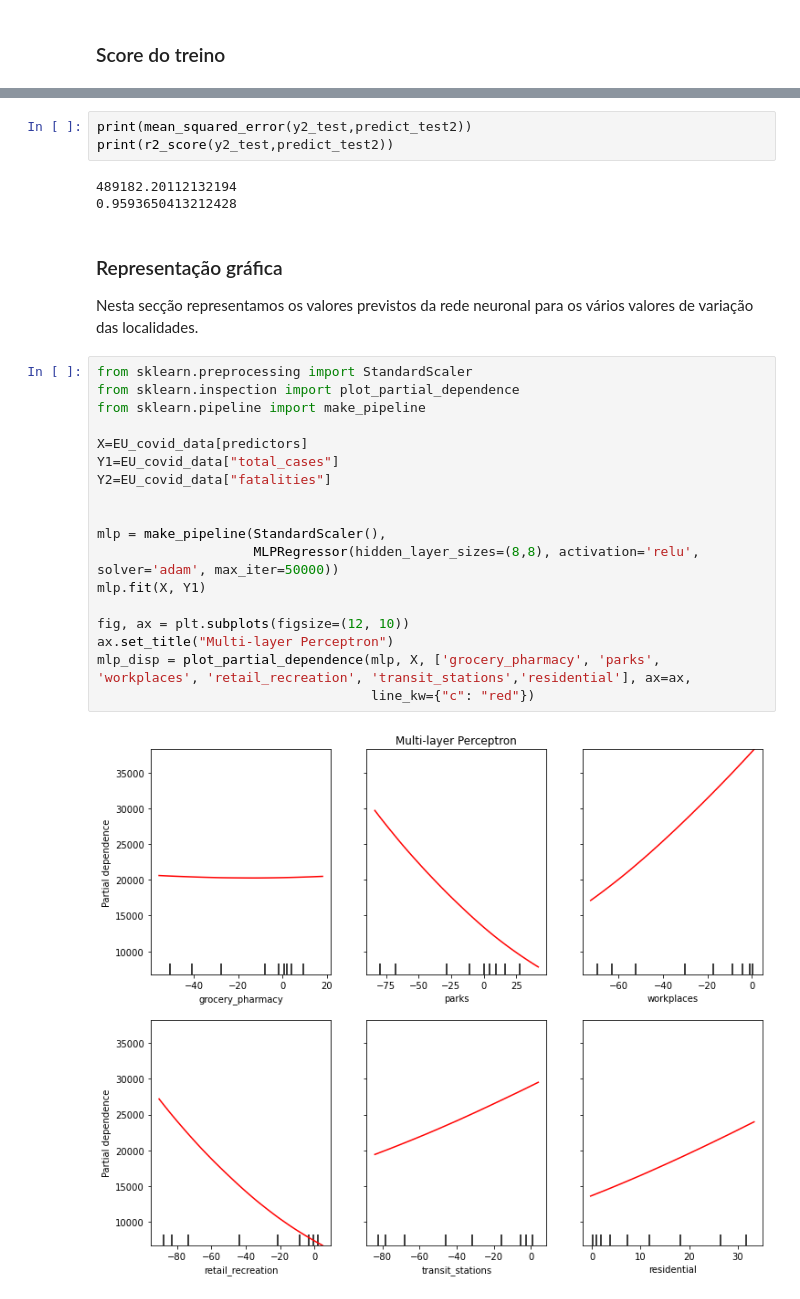
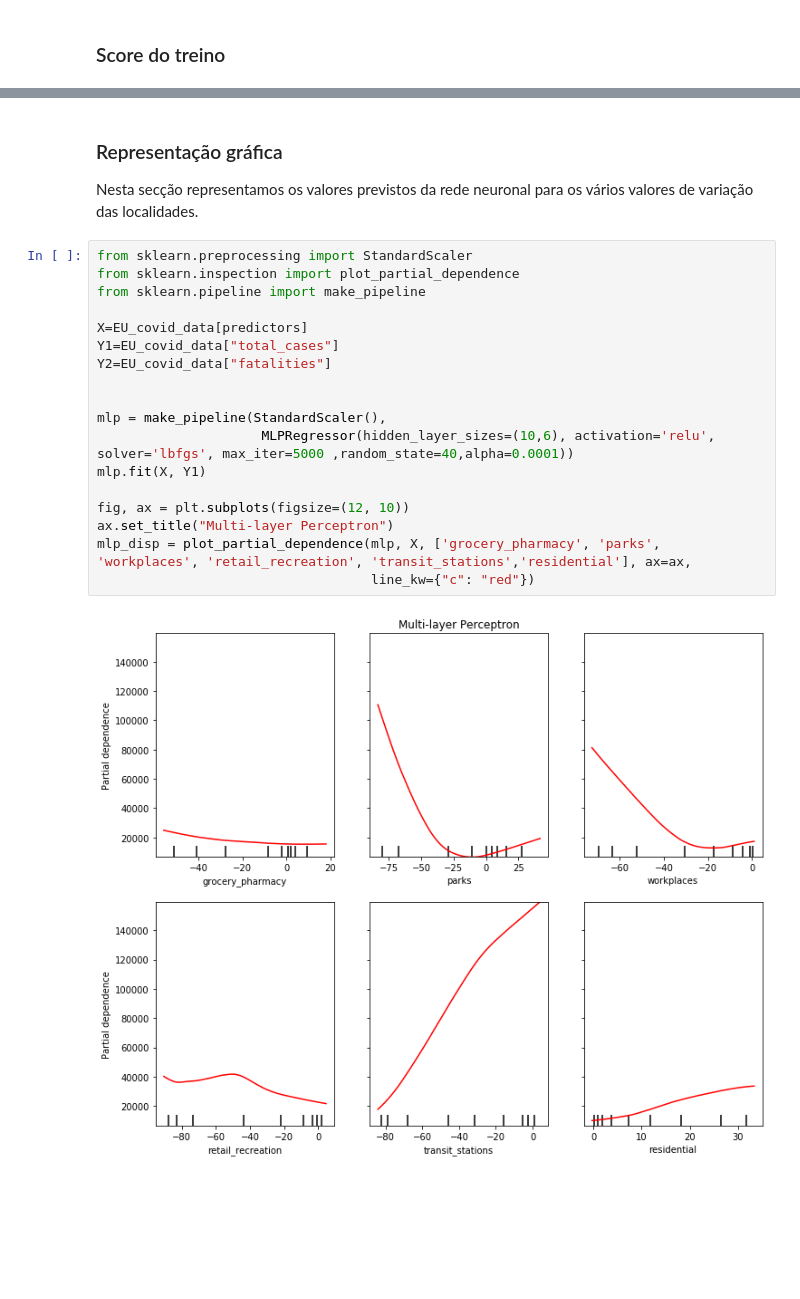
Before and after one commit to Pedrag1234/FEUP_IART_TP2, a Jupyter notebook: src/Neural Network .ipynb, the cells around one changed output, grey strips where cells are left out. Saved outputs shown, nothing was run; the diff lists cells and outputs as text; blank space fills up the shorter version.

```diff
--- a/src/Neural Network .ipynb
+++ b/src/Neural Network .ipynb
@@ -147,9 +134,3 @@ print(r2_score(y2_train,predict_train2))
-# %%
-print(mean_squared_error(y2_test,predict_test2))
-print(r2_score(y2_test,predict_test2))
-# %% [output]
-489182.20112132194
-0.9593650413212428
 # %% [markdown]
 ### Representação gráfica
 
@@ -157,23 +138,23 @@ Nesta secção representamos os valores previstos da rede neuronal para os vári
 # %%
 from sklearn.preprocessing import StandardScaler
 from sklearn.inspection import plot_partial_dependence
 from sklearn.pipeline import make_pipeline
 
 X=EU_covid_data[predictors]
 Y1=EU_covid_data["total_cases"]
 Y2=EU_covid_data["fatalities"]
 
 
 mlp = make_pipeline(StandardScaler(),
-                    MLPRegressor(hidden_layer_sizes=(8,8), activation='relu', solver='adam', max_iter=50000))
+                     MLPRegressor(hidden_layer_sizes=(10,6), activation='relu', solver='lbfgs', max_iter=5000 ,random_state=40,alpha=0.0001))
 mlp.fit(X, Y1)
 
 fig, ax = plt.subplots(figsize=(12, 10))
 ax.set_title("Multi-layer Perceptron")
 mlp_disp = plot_partial_dependence(mlp, X, ['grocery_pharmacy', 'parks', 'workplaces', 'retail_recreation', 'transit_stations','residential'], ax=ax,
                                    line_kw={"c": "red"})
 # %% [output]
-[figure, old version]
+[figure, new version]
 # %%
 mlp.fit(X, Y2)
 
```
Also changed, not shown: parts of 9 cells of this notebook, 1 other file.
